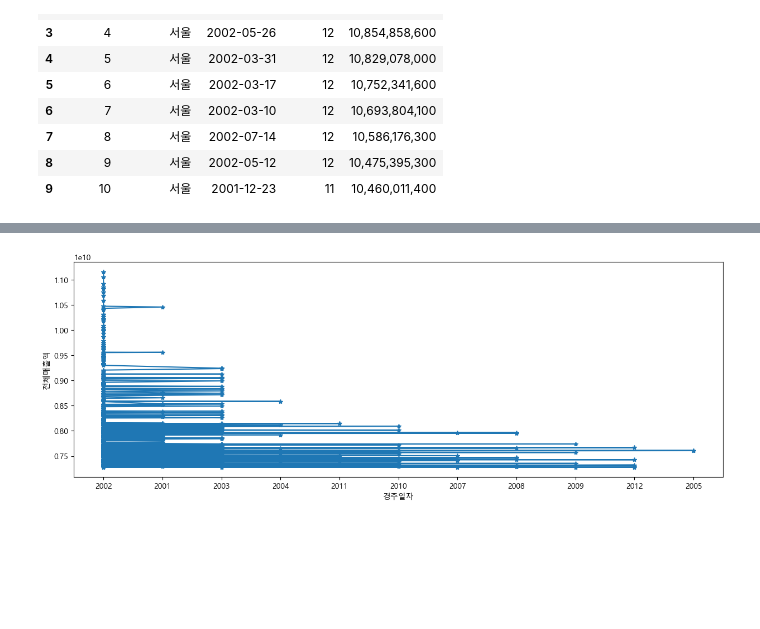
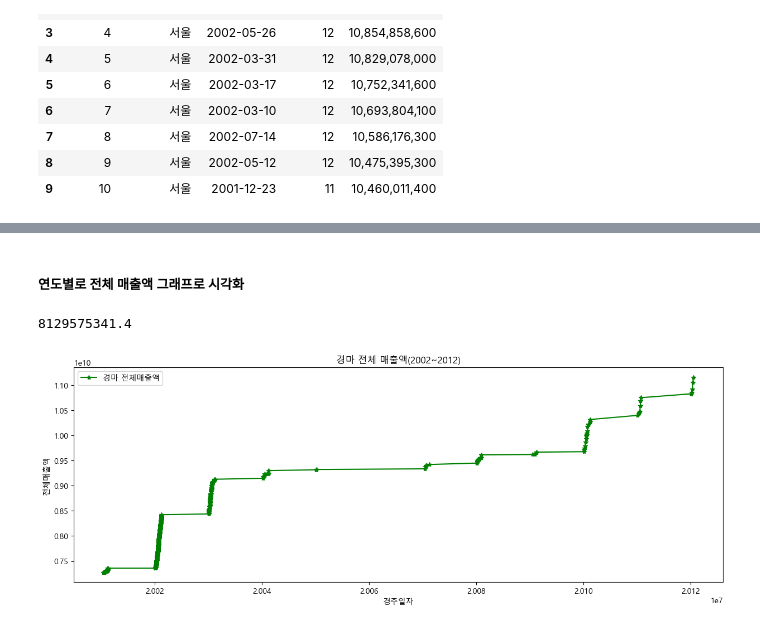
Before and after one commit to simwh123/bigdata-analysis-2024, a Jupyter notebook: day14/심우현.ipynb, the cells around one changed output, grey strips where cells are left out. Cells and saved outputs as stored; diff of their text form; code cells hidden in the pictures; blank space fills up the shorter version.

```diff
--- a/day14/심우현.ipynb
+++ b/day14/심우현.ipynb
@@ -211,8 +226,24 @@ Name: 전체매출액, Length: 500, dtype: object>
+# %% [markdown]
+##### 연도별로 전체 매출액 그래프로 시각화
+# %%
+# 경주일로 데이터 정렬
+var1 = Datas2.sort_values(by=['경주일자'],ascending=False)
+# %%
+# 전체매출액으로 데이터 정렬
+var2 = Datas2.sort_values(by=['전체매출액'],ascending=False)
+# %%
+# 데이터의 평균
+var2['전체매출액'].mean()
+# %% [output]
+8129575341.4
 # %%
+# 년도별 매출액
 plt.figure(figsize=(15,5))
-plt.plot(Datas4['경주일자'],Datas2['전체매출액'],marker = '*')
+plt.plot(var1['경주일자'],var2['전체매출액'],label = '경마 전체매출액',color = 'g', marker='*')
+plt.title('경마 전체 매출액(2002~2012)')
 plt.xlabel('경주일자')
 plt.ylabel('전체매출액')
+plt.legend(loc='upper left')
 plt.show()
 # %% [output]
-[figure, old version]
+[figure, new version]
```
Also changed, not shown: parts of 36 cells of this notebook, 2 other files.
